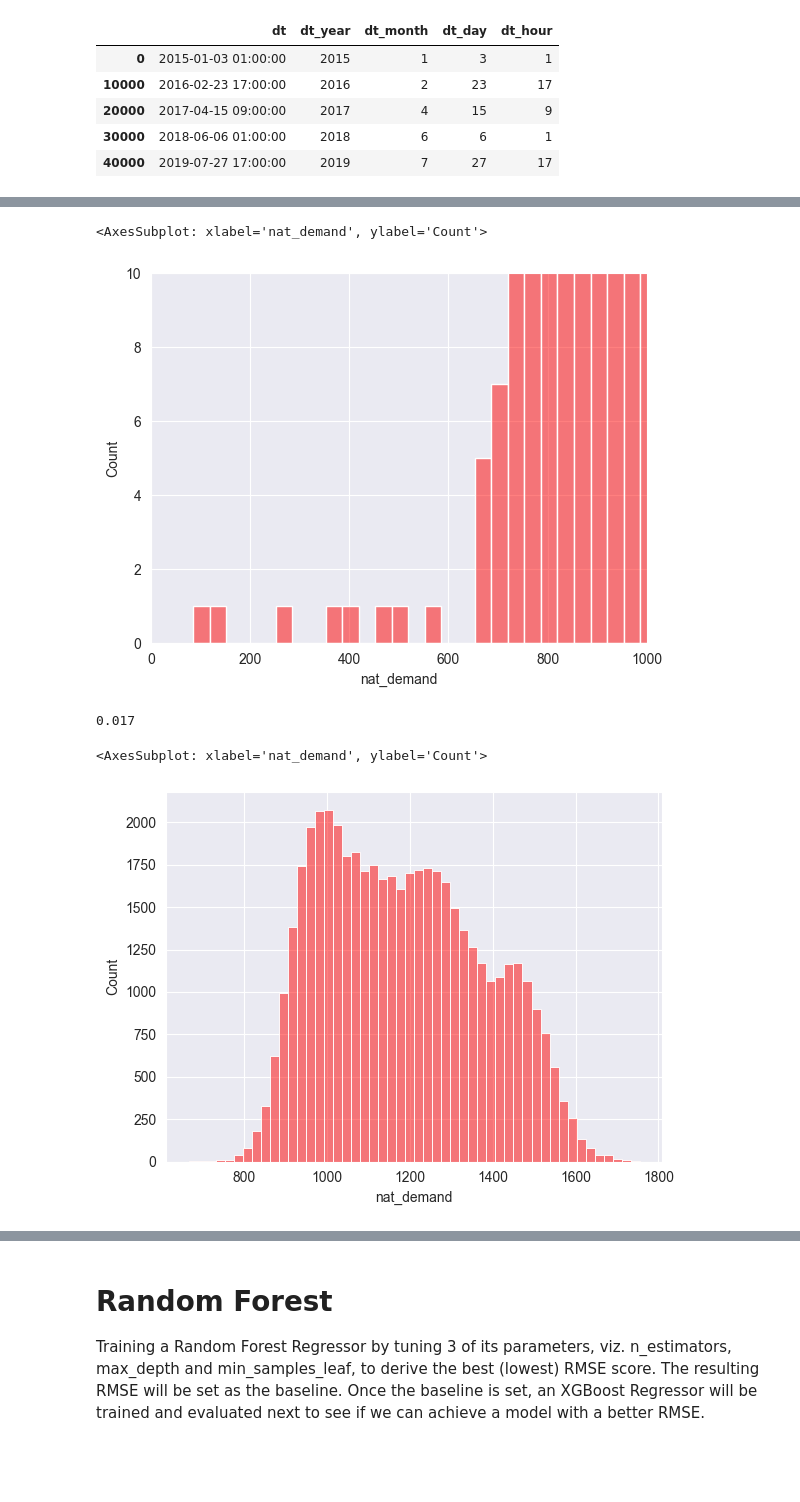
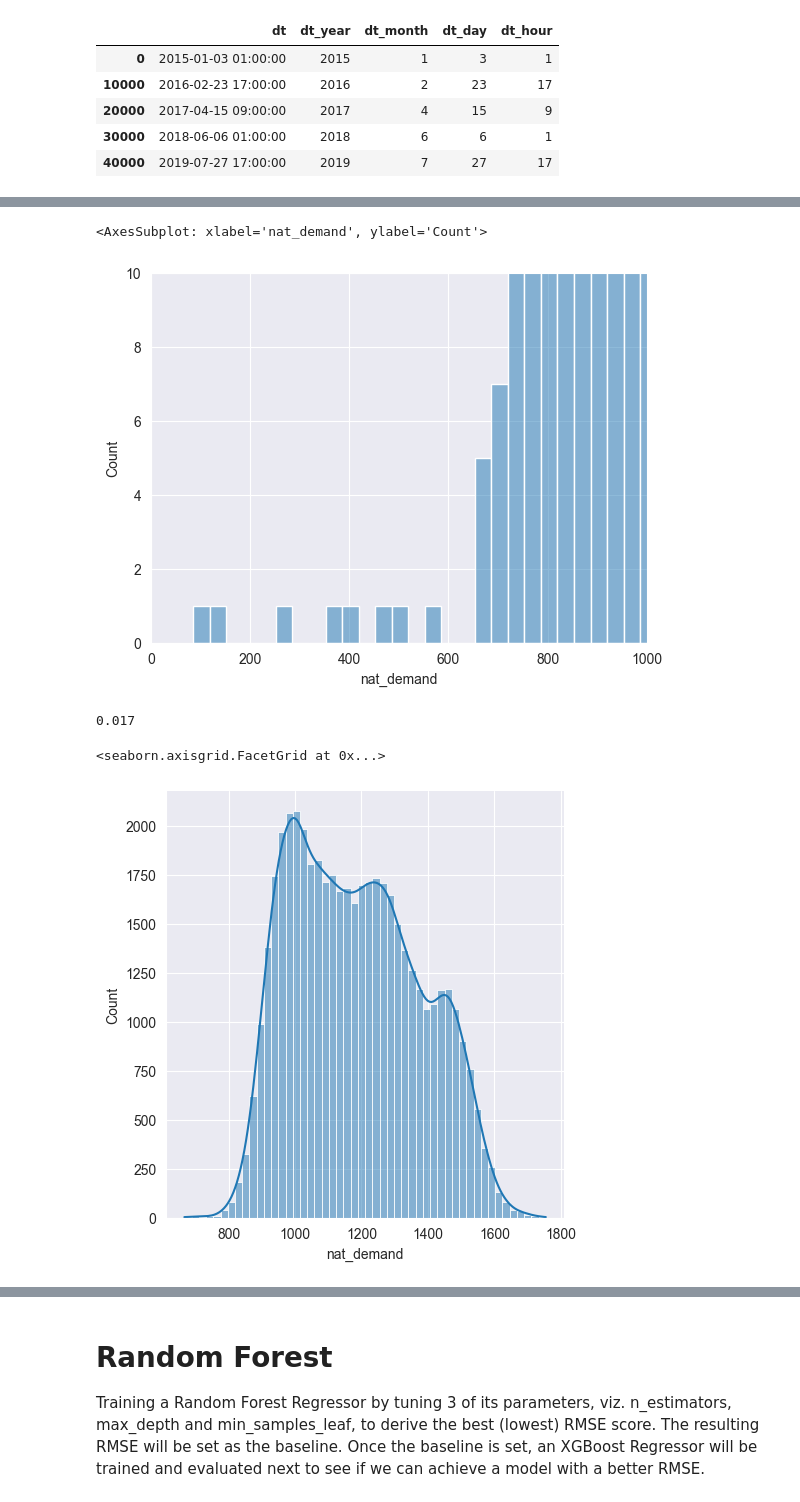
Before and after one commit to kausnz/panama-electricity-load-forecast, a Jupyter notebook: notebook.ipynb, the cells around one changed output, grey strips where cells are left out. Saved outputs shown, nothing was run; the diff lists cells and outputs as text; code cells hidden in the pictures; blank space fills up the shorter version.

```diff
--- a/notebook.ipynb
+++ b/notebook.ipynb
@@ -183,10 +181,10 @@ sns.histplot(np.log1p(df.nat_demand), color='red', bins=50, alpha=0.5)
 # %%
-# Focusing on the long tail on the left. They seem to be outliers.
+# Focusing on the outliers on the left for a closer look. This is the reason the distribution is not centred.
 plt.xlim(0, 1000)
 plt.ylim(0, 10)
-sns.histplot(df.nat_demand, color='red', bins=50, alpha=0.5)
+sns.histplot(df.nat_demand, bins=50, alpha=0.5)
 # %% [output]
 <AxesSubplot: xlabel='nat_demand', ylabel='Count'>
-[figure, old version]
+[figure, new version]
 # %%
 # Looks like there are 8 very low demands. This is only a 0.017% of the total records.
@@ -196,10 +193,10 @@ round(df.nat_demand[df.nat_demand < 600].size / len(df.nat_demand) * 100, 3)
 # %% [output]
 0.017
 # %%
-sns.histplot(df.nat_demand[df.nat_demand > 600], color='red', bins=50, alpha=0.5)
+sns.displot(df.nat_demand[df.nat_demand > 600], bins=50, kde=True)
 # %% [output]
-<AxesSubplot: xlabel='nat_demand', ylabel='Count'>
+<seaborn.axisgrid.FacetGrid at 0x...>
-[figure, old version]
+[figure, new version]
 # %%
 # Splitting the dataset to 80%, 20%, 20% for training, validation, and testing, respectively.
 df_full_train, df_test = train_test_split(df, test_size=0.2, random_state=1)
```
Also changed, not shown: parts of 29 cells of this notebook, 13 other files.
